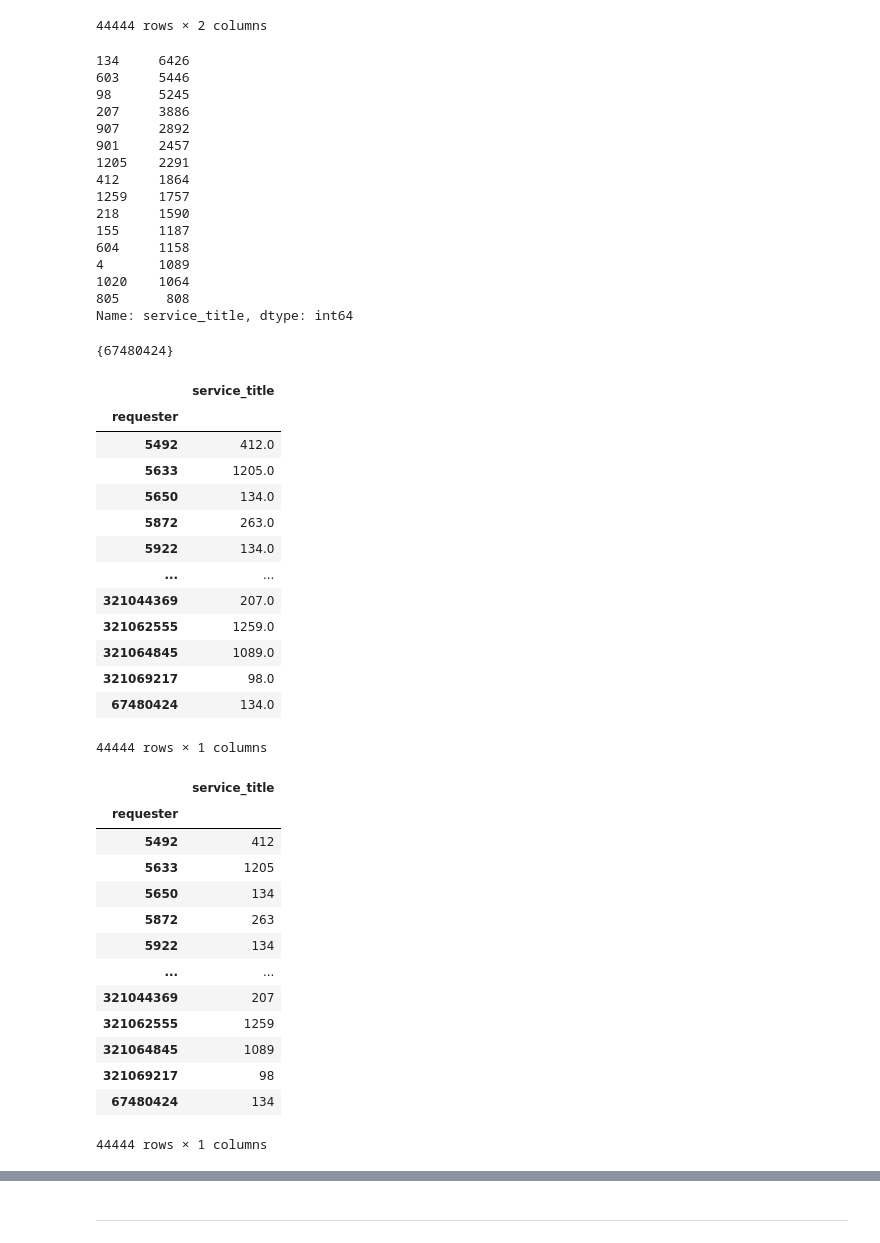
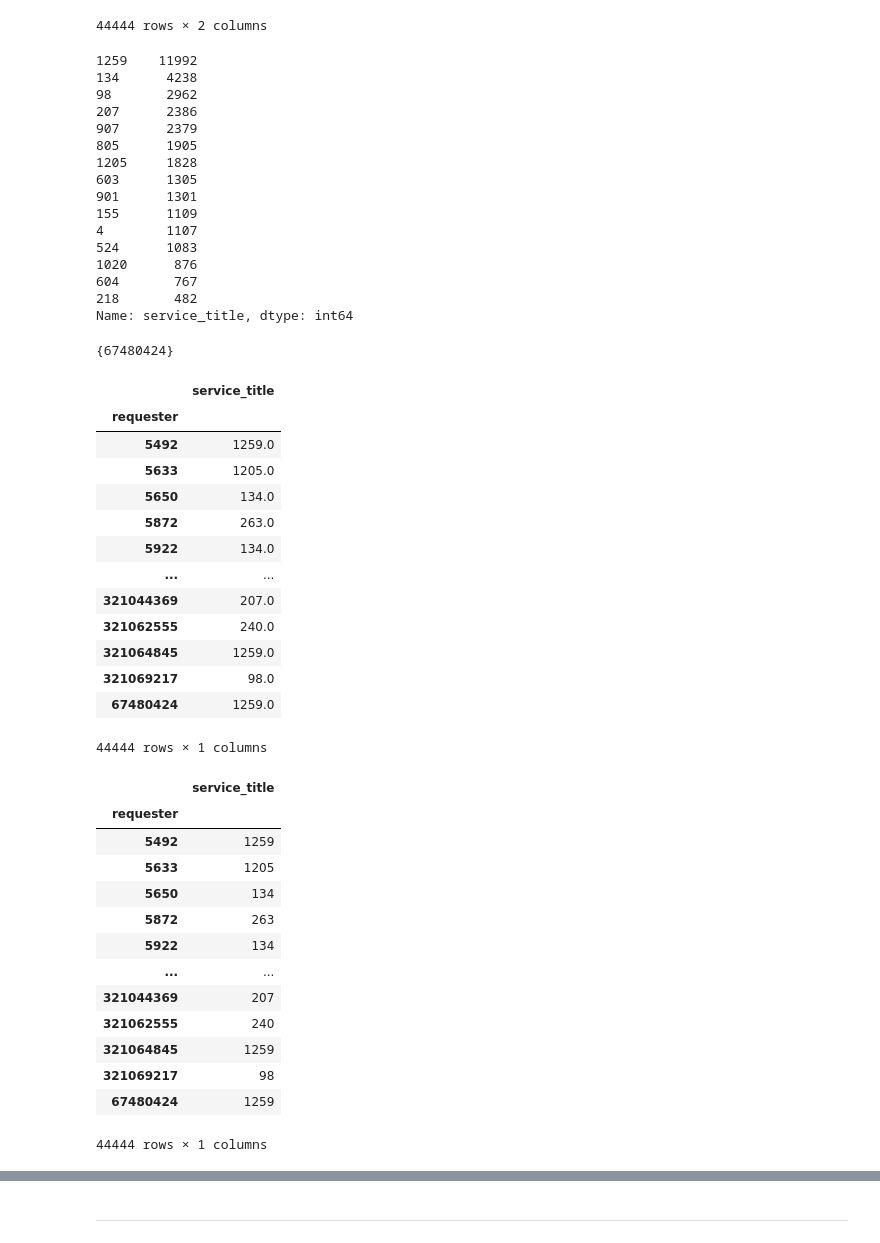
Before and after one commit to Gaussiandra/MFC_solution, a Jupyter notebook: solution.ipynb, the cells around one changed output, grey strips where cells are left out. Saved outputs shown, nothing was run; the diff lists cells and outputs as text; code cells hidden in the pictures.

Commit message:
1499: learn: 0.5454861 test: 0.5041059 best: 0.5042369 (1494) full ds
Public  0.250877508775088

```diff
--- a/solution.ipynb
+++ b/solution.ipynb
@@ -1138,5 +1142,5 @@ test_dataset.to_csv(global_path+'test_dataset.csv', chunksize=10000)
 # %% [markdown]
 ---
 # %%
-loaded_train_dataset = pd.read_csv(global_path+'unique_train_dataset.csv', nrows=10000)
+loaded_train_dataset = pd.read_csv(global_path+'unique_train_dataset.csv')
 loaded_test_dataset = pd.read_csv(global_path+'test_dataset.csv')
@@ -1148,6 +1148,15 @@ loaded_train_dataset.drop(columns_to_drop, axis=1, inplace=True)
 cols = loaded_test_dataset.columns.values
 cols[0] = 'requester'
 loaded_test_dataset.columns = cols
+# %%
+columns_to_drop = [col for col in loaded_test_dataset.columns if (
+    col.startswith('user_embedding') or
+    col.startswith('lfm_pred') or
+    col.startswith('bow')
+)]
+
+loaded_test_dataset.drop(columns_to_drop, axis=1, inplace=True)
+loaded_train_dataset.drop(columns_to_drop, axis=1, inplace=True)
 # %%
 loaded_test_dataset = loaded_test_dataset[loaded_train_dataset.drop(['target'], axis=1).columns.values]
 # %%
@@ -1373,43 +1397,43 @@ sample_subm.dtypes, preds_df.dtypes
 # %%
 preds_df.service_title.value_counts().head(15)
 # %% [output]
-134     6426
-603     5446
-98      5245
-207     3886
-907     2892
-901     2457
-1205    2291
-412     1864
-1259    1757
-218     1590
-155     1187
-604     1158
-4       1089
-1020    1064
-805      808
+1259    11992
+134      4238
+98       2962
+207      2386
+907      2379
+805      1905
+1205     1828
+603      1305
+901      1301
+155      1109
+4        1107
+524      1083
+1020      876
+604       767
+218       482
 Name: service_title, dtype: int64
 # %%
 set(sample_subm.requester) - set(loaded_test_dataset.requester.astype(int))
 # %% [output]
 {67480424}
 # %%
-preds_df.loc[67480424, 'service_title'] = 134
+preds_df.loc[67480424, 'service_title'] = 1259
 preds_df
 # %% [output]
 |  | service_title |
 | requester |  |
-| 5492 | 412.0 |
+| 5492 | 1259.0 |
 | 5633 | 1205.0 |
 | 5650 | 134.0 |
 | 5872 | 263.0 |
 | 5922 | 134.0 |
 | ... | ... |
 | 321044369 | 207.0 |
-| 321062555 | 1259.0 |
-| 321064845 | 1089.0 |
+| 321062555 | 240.0 |
+| 321064845 | 1259.0 |
 | 321069217 | 98.0 |
-| 67480424 | 134.0 |
+| 67480424 | 1259.0 |
 44444 rows × 1 columns
 # %%
 preds_df.reset_index(inplace=True)
@@ -1422,17 +1446,17 @@ preds_df
 # %% [output]
 |  | service_title |
 | requester |  |
-| 5492 | 412 |
+| 5492 | 1259 |
 | 5633 | 1205 |
 | 5650 | 134 |
 | 5872 | 263 |
 | 5922 | 134 |
 | ... | ... |
 | 321044369 | 207 |
-| 321062555 | 1259 |
-| 321064845 | 1089 |
+| 321062555 | 240 |
+| 321064845 | 1259 |
 | 321069217 | 98 |
-| 67480424 | 134 |
+| 67480424 | 1259 |
 44444 rows × 1 columns
 # %%
 preds_df.loc[sample_subm['requester']].reset_index().to_csv(global_path+'subm.csv')
```
Also changed, not shown: parts of 15 cells of this notebook.
